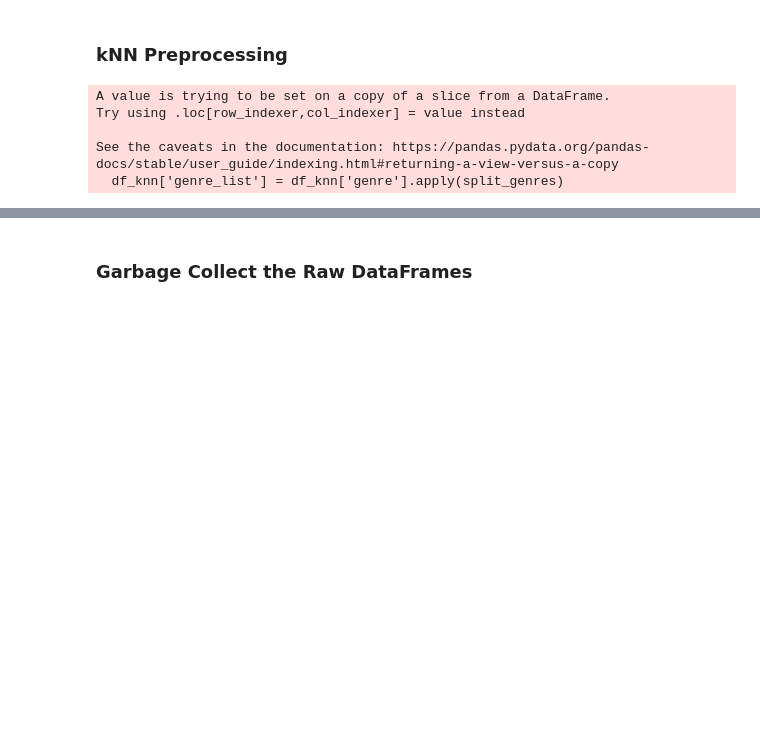
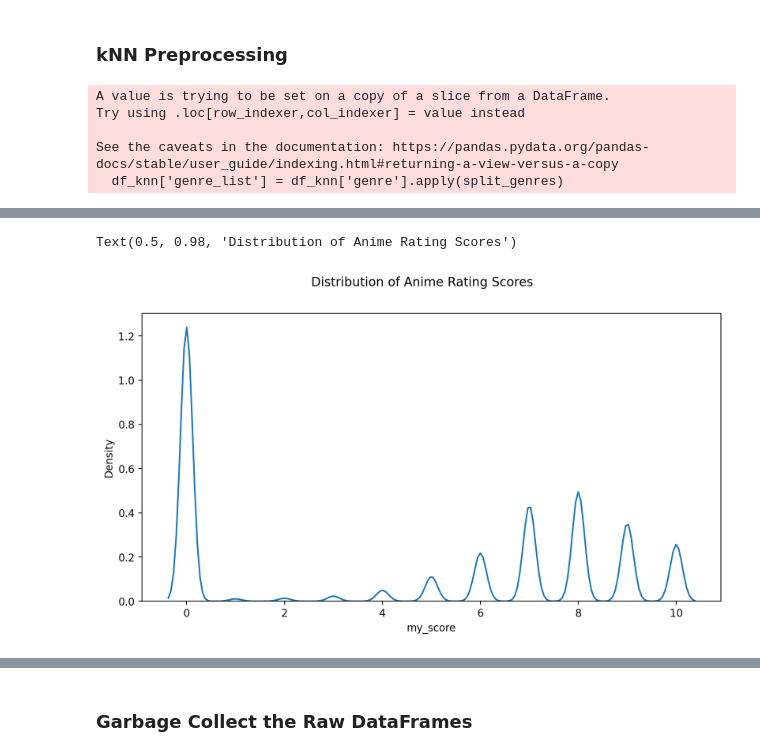
Before and after one commit to warrenmwang/csci349_final_project, a Jupyter notebook: Final_Report.ipynb, the cells around one changed output, grey strips where cells are left out. Saved outputs shown, nothing was run; the diff lists cells and outputs as text; code cells hidden in the pictures; blank space fills up the shorter version.

```diff
--- a/Final_Report.ipynb
+++ b/Final_Report.ipynb
@@ -218,0 +235,8 @@ df_knn = df_knn[['anime_id']].join(genre_df)
+# %%
+# distribution of scores
+fig, ax = plt.subplots(1,1,figsize=(10,5))
+sns.kdeplot(df_anime_lists, x='my_score', ax=ax)
+fig.suptitle("Distribution of Anime Rating Scores")
+# %% [output]
+Text(0.5, 0.98, 'Distribution of Anime Rating Scores')
+[figure, added]
```
Also changed, not shown: parts of 5 cells of this notebook.
